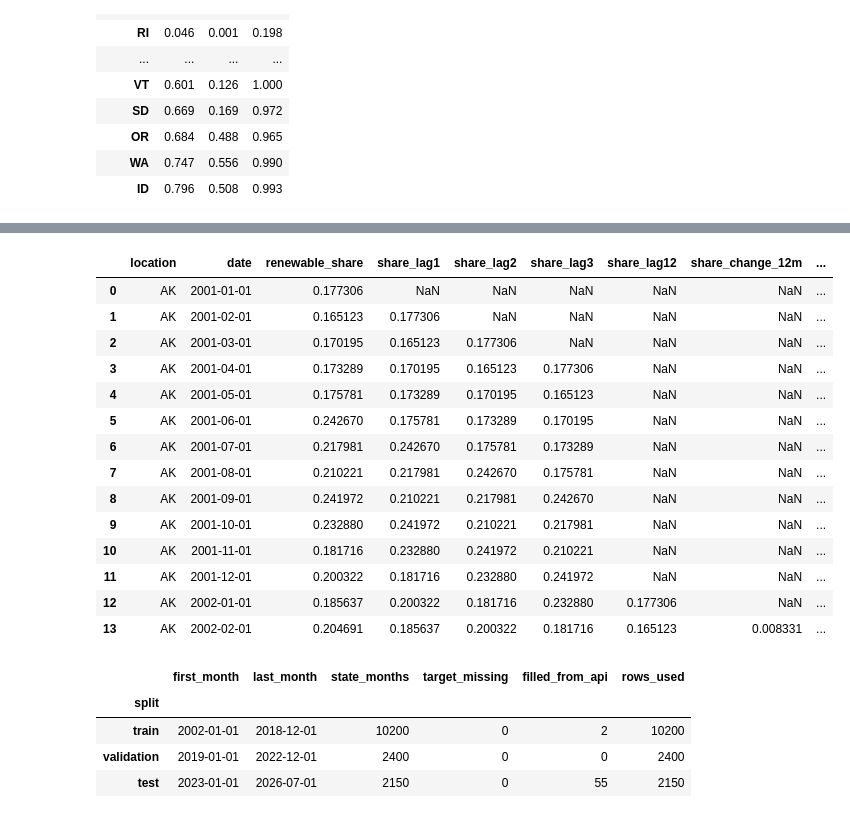
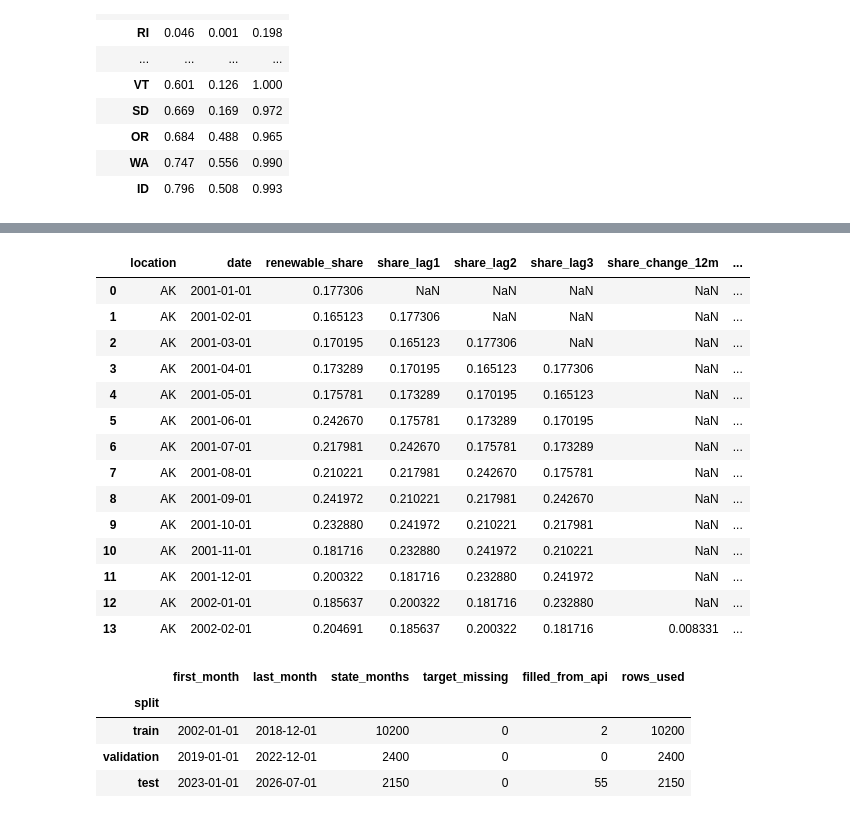
Before and after one commit to legacysti/ics635-final-project, a Jupyter notebook: ICS635_Final_Project.ipynb, the cells around one changed output, grey strips where cells are left out. Saved outputs shown, nothing was run; the diff lists cells and outputs as text; code cells hidden in the pictures.

```diff
--- a/ICS635_Final_Project.ipynb
+++ b/ICS635_Final_Project.ipynb
@@ -431,49 +450,49 @@ The splits use the same date boundaries for every state, as in the proposal:
 # %%
 # --- Features: each one is known by the end of the month before the one we predict ---
 df = panel.sort_values(["location", "date"]).reset_index(drop=True)
 df.columns.name = None
 assert (df.groupby("location").size() == len(all_months)).all()   # no gaps, so shift(k) = k months earlier
 
 by_state = df.groupby("location")
 FUEL_SHARES = ["coal_share", "gas_share", "nuclear_share", "hydro_share",
                "wind_share", "solar_share", "other_ren_share"]
 
 for k in (1, 2, 3, 12):
     df[f"share_lag{k}"] = by_state["renewable_share"].shift(k)
 df["share_change_12m"] = df["share_lag1"] - by_state["renewable_share"].shift(13)
 for window in (3, 12):
     df[f"share_mean_{window}m"] = by_state["renewable_share"].transform(
         lambda s: s.shift(1).rolling(window, min_periods=1).mean())
 for col in FUEL_SHARES:
     df[f"{col}_lag1"] = by_state[col].shift(1)
 df["log_total_gen_lag1"] = np.log1p(by_state["ALL"].shift(1))
 df["month"] = df["date"].dt.month
 
 STATE_FEATURES = ["location"]
-HISTORY_FEATURES = (["share_lag1", "share_lag2", "share_lag3", "share_lag12", "share_change_12m",
+HISTORY_FEATURES = (["share_lag1", "share_lag2", "share_lag3", "share_change_12m",
                      "share_mean_3m", "share_mean_12m", "log_total_gen_lag1"]
                     + [f"{c}_lag1" for c in FUEL_SHARES])
-SEASONAL_FEATURES = ["month"]
+SEASONAL_FEATURES = ["share_lag12", "month"]   # which time of year is being predicted
 TARGET = "renewable_share"
 BASELINE = "share_lag12"   # seasonal naive forecast: same month one year earlier
 
 df[["location", "date", TARGET] + HISTORY_FEATURES + SEASONAL_FEATURES].head(14)
 # %% [output]
-|  | location | date | renewable_share | share_lag1 | share_lag2 | share_lag3 | share_lag12 | share_change_12m | ... |
-| 0 | AK | 2001-01-01 | 0.177306 | NaN | NaN | NaN | NaN | NaN | ... |
-| 1 | AK | 2001-02-01 | 0.165123 | 0.177306 | NaN | NaN | NaN | NaN | ... |
-| 2 | AK | 2001-03-01 | 0.170195 | 0.165123 | 0.177306 | NaN | NaN | NaN | ... |
-| 3 | AK | 2001-04-01 | 0.173289 | 0.170195 | 0.165123 | 0.177306 | NaN | NaN | ... |
-| 4 | AK | 2001-05-01 | 0.175781 | 0.173289 | 0.170195 | 0.165123 | NaN | NaN | ... |
-| 5 | AK | 2001-06-01 | 0.242670 | 0.175781 | 0.173289 | 0.170195 | NaN | NaN | ... |
-| 6 | AK | 2001-07-01 | 0.217981 | 0.242670 | 0.175781 | 0.173289 | NaN | NaN | ... |
-| 7 | AK | 2001-08-01 | 0.210221 | 0.217981 | 0.242670 | 0.175781 | NaN | NaN | ... |
-| 8 | AK | 2001-09-01 | 0.241972 | 0.210221 | 0.217981 | 0.242670 | NaN | NaN | ... |
-| 9 | AK | 2001-10-01 | 0.232880 | 0.241972 | 0.210221 | 0.217981 | NaN | NaN | ... |
-| 10 | AK | 2001-11-01 | 0.181716 | 0.232880 | 0.241972 | 0.210221 | NaN | NaN | ... |
-| 11 | AK | 2001-12-01 | 0.200322 | 0.181716 | 0.232880 | 0.241972 | NaN | NaN | ... |
-| 12 | AK | 2002-01-01 | 0.185637 | 0.200322 | 0.181716 | 0.232880 | 0.177306 | NaN | ... |
-| 13 | AK | 2002-02-01 | 0.204691 | 0.185637 | 0.200322 | 0.181716 | 0.165123 | 0.008331 | ... |
+|  | location | date | renewable_share | share_lag1 | share_lag2 | share_lag3 | share_change_12m | ... |
+| 0 | AK | 2001-01-01 | 0.177306 | NaN | NaN | NaN | NaN | ... |
+| 1 | AK | 2001-02-01 | 0.165123 | 0.177306 | NaN | NaN | NaN | ... |
+| 2 | AK | 2001-03-01 | 0.170195 | 0.165123 | 0.177306 | NaN | NaN | ... |
+| 3 | AK | 2001-04-01 | 0.173289 | 0.170195 | 0.165123 | 0.177306 | NaN | ... |
+| 4 | AK | 2001-05-01 | 0.175781 | 0.173289 | 0.170195 | 0.165123 | NaN | ... |
+| 5 | AK | 2001-06-01 | 0.242670 | 0.175781 | 0.173289 | 0.170195 | NaN | ... |
+| 6 | AK | 2001-07-01 | 0.217981 | 0.242670 | 0.175781 | 0.173289 | NaN | ... |
+| 7 | AK | 2001-08-01 | 0.210221 | 0.217981 | 0.242670 | 0.175781 | NaN | ... |
+| 8 | AK | 2001-09-01 | 0.241972 | 0.210221 | 0.217981 | 0.242670 | NaN | ... |
+| 9 | AK | 2001-10-01 | 0.232880 | 0.241972 | 0.210221 | 0.217981 | NaN | ... |
+| 10 | AK | 2001-11-01 | 0.181716 | 0.232880 | 0.241972 | 0.210221 | NaN | ... |
+| 11 | AK | 2001-12-01 | 0.200322 | 0.181716 | 0.232880 | 0.241972 | NaN | ... |
+| 12 | AK | 2002-01-01 | 0.185637 | 0.200322 | 0.181716 | 0.232880 | NaN | ... |
+| 13 | AK | 2002-02-01 | 0.204691 | 0.185637 | 0.200322 | 0.181716 | 0.008331 | ... |
 # %%
 # --- Splits: the same date boundaries for every state ---
 SPLITS = {"train":      ("2002-01-01", "2018-12-01"),
```
Also changed, not shown: parts of 2 cells of this notebook.
